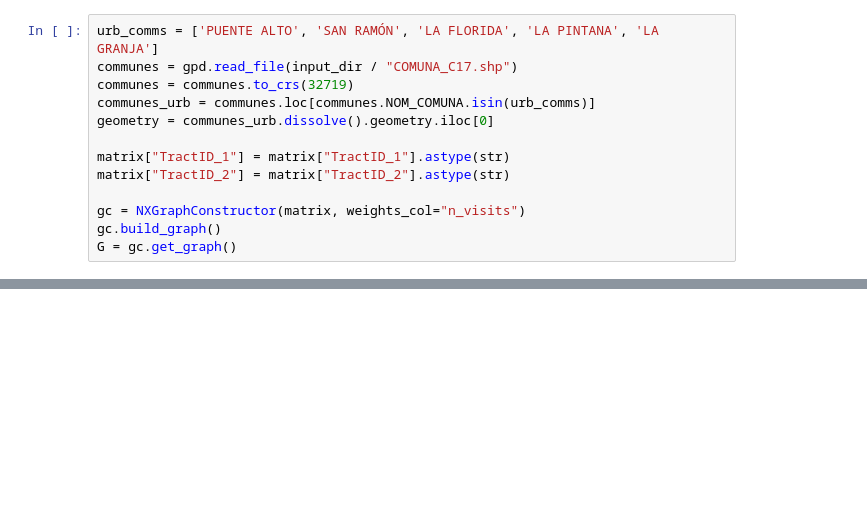
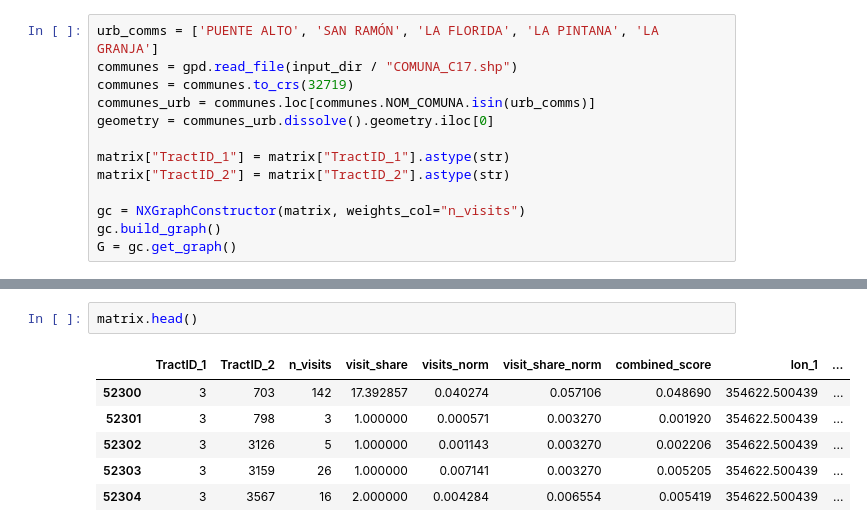
Before and after one commit to fportalesor/pcsa-community-detection, a Jupyter notebook: notebooks/flow_networks.ipynb, the cells around one changed output, grey strips where cells are left out. Drawn from its saved outputs; the diff is of its cells as text; blank space fills up the shorter version.

```diff
--- a/notebooks/flow_networks.ipynb
+++ b/notebooks/flow_networks.ipynb
@@ -96,3 +96,12 @@ G = gc.get_graph()
+# %%
+matrix.head()
+# %% [output]
+|  | TractID_1 | TractID_2 | n_visits | visit_share | visits_norm | visit_share_norm | combined_score | lon_1 | ... |
+| 52300 | 3 | 703 | 142 | 17.392857 | 0.040274 | 0.057106 | 0.048690 | 354622.500439 | ... |
+| 52301 | 3 | 798 | 3 | 1.000000 | 0.000571 | 0.003270 | 0.001920 | 354622.500439 | ... |
+| 52302 | 3 | 3126 | 5 | 1.000000 | 0.001143 | 0.003270 | 0.002206 | 354622.500439 | ... |
+| 52303 | 3 | 3159 | 26 | 1.000000 | 0.007141 | 0.003270 | 0.005205 | 354622.500439 | ... |
+| 52304 | 3 | 3567 | 16 | 2.000000 | 0.004284 | 0.006554 | 0.005419 | 354622.500439 | ... |
 # %%
 plotter = GraphPlotter()
 plotter.plot_graph(
```
Also changed, not shown: parts of 9 cells of this notebook, 1 other file.
